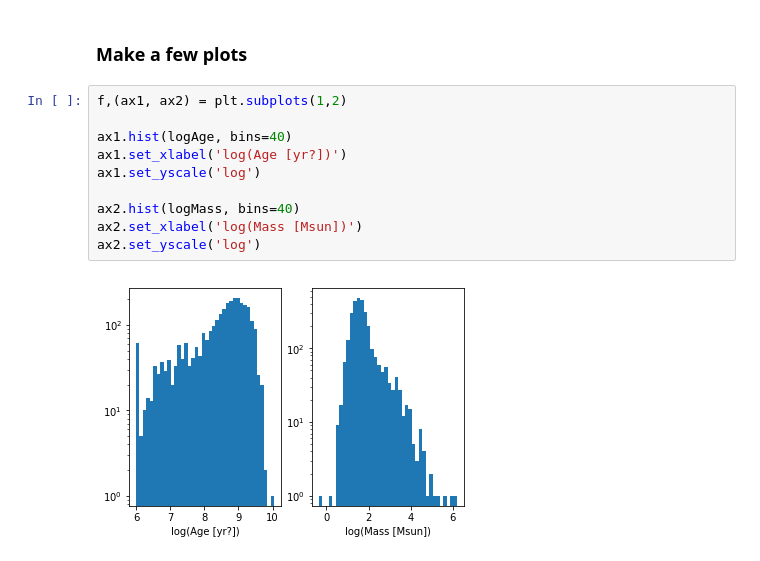
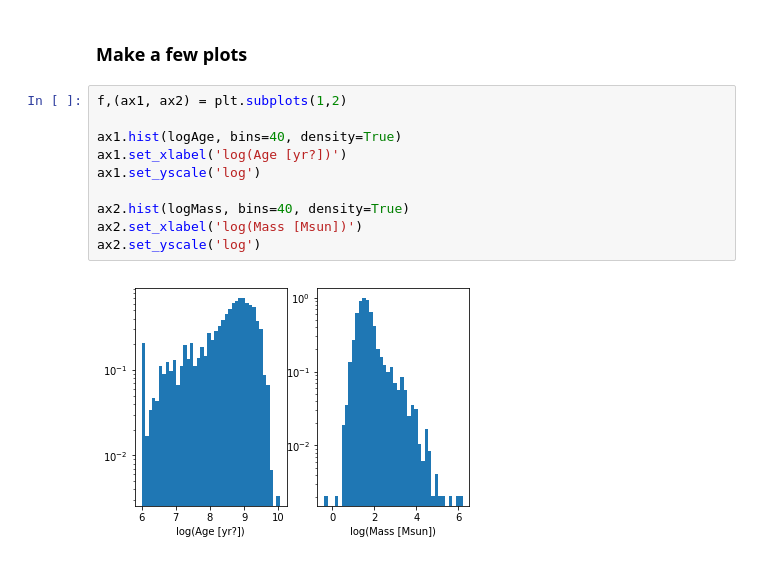
Before and after one commit to ageller/compileOCs, a Jupyter notebook: compileOCdata.ipynb, the cells around one changed output. Drawn from its saved outputs; the diff is of its cells as text.

```diff
--- a/compileOCdata.ipynb
+++ b/compileOCdata.ipynb
@@ -273,12 +275,12 @@ csvfile.close()
 # %%
 f,(ax1, ax2) = plt.subplots(1,2)
 
-ax1.hist(logAge, bins=40)
+ax1.hist(logAge, bins=40, density=True)
 ax1.set_xlabel('log(Age [yr?])')
 ax1.set_yscale('log')
 
-ax2.hist(logMass, bins=40)
+ax2.hist(logMass, bins=40, density=True)
 ax2.set_xlabel('log(Mass [Msun])')
 ax2.set_yscale('log')
 # %% [output]
-[figure, old version]
+[figure, new version]
```
Also changed, not shown: parts of 2 cells of this notebook.
